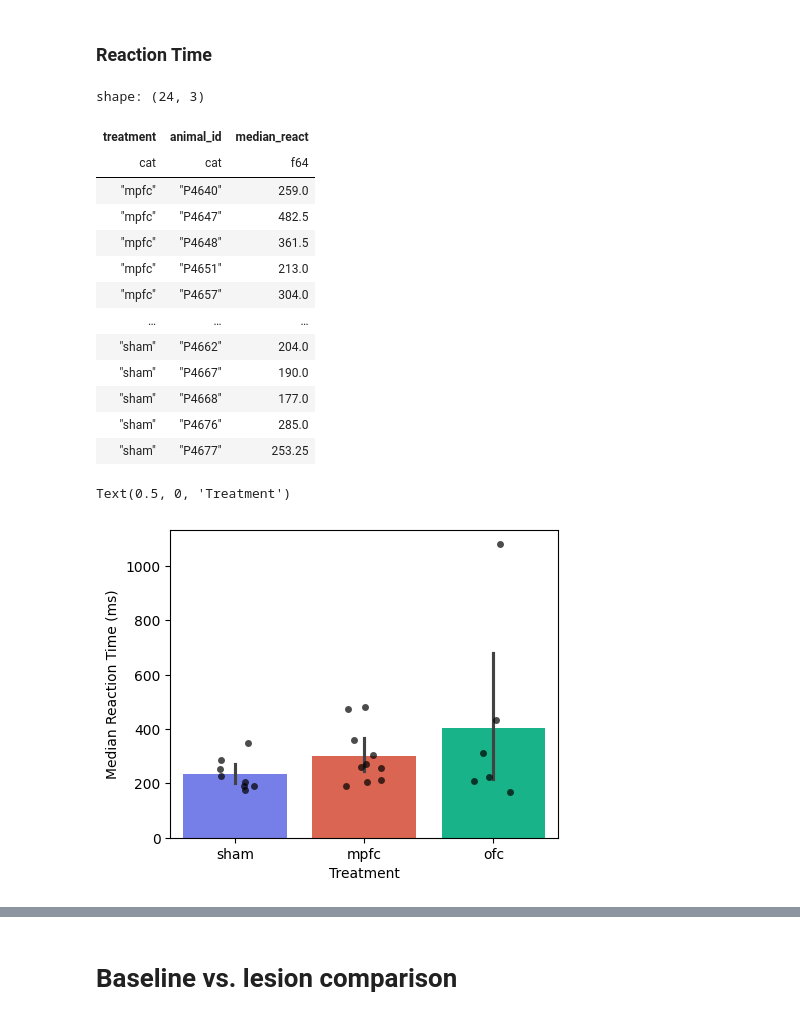
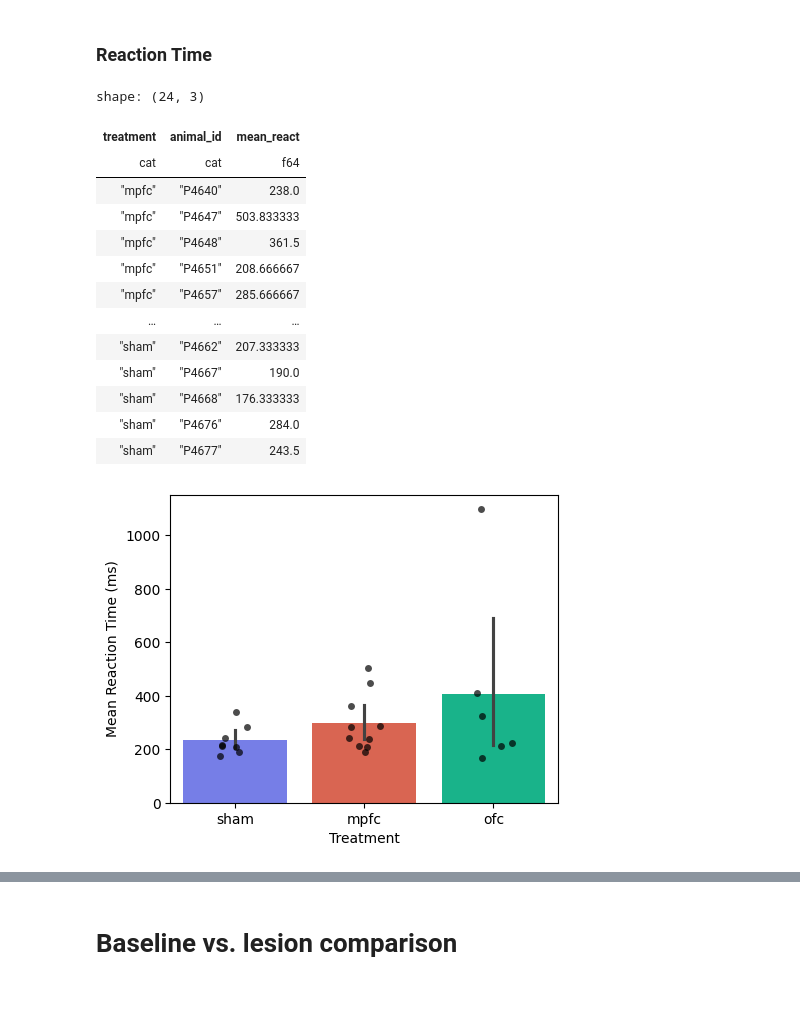
Before and after one commit to BenjoLiving/matching-pennies, a Jupyter notebook: matching_pennies/analysis/experiments/lesion_study_normal.ipynb, the cells around one changed output, grey strips where cells are left out. Cells and saved outputs as stored; diff of their text form; code cells hidden in the pictures.

```diff
--- a/matching_pennies/analysis/experiments/lesion_study_normal.ipynb
+++ b/matching_pennies/analysis/experiments/lesion_study_normal.ipynb
@@ -1246,25 +1200,25 @@ react_time = (
     .group_by(["treatment", "animal_id", "session_idx"])
     .agg(pl.median("ReactTime"))
     .group_by(["treatment", "animal_id"])
-    .agg(pl.median("ReactTime").alias("median_react"))
+    .agg(pl.mean("ReactTime").alias("mean_react"))
     .sort(["treatment", "animal_id"])
 )
 react_time
 # %% [output]
 shape: (24, 3)
-| treatment | animal_id | median_react |
+| treatment | animal_id | mean_react |
 | cat | cat | f64 |
-| "mpfc" | "P4640" | 259.0 |
-| "mpfc" | "P4647" | 482.5 |
+| "mpfc" | "P4640" | 238.0 |
+| "mpfc" | "P4647" | 503.833333 |
 | "mpfc" | "P4648" | 361.5 |
-| "mpfc" | "P4651" | 213.0 |
-| "mpfc" | "P4657" | 304.0 |
+| "mpfc" | "P4651" | 208.666667 |
+| "mpfc" | "P4657" | 285.666667 |
 | … | … | … |
-| "sham" | "P4662" | 204.0 |
+| "sham" | "P4662" | 207.333333 |
 | "sham" | "P4667" | 190.0 |
-| "sham" | "P4668" | 177.0 |
-| "sham" | "P4676" | 285.0 |
-| "sham" | "P4677" | 253.25 |
+| "sham" | "P4668" | 176.333333 |
+| "sham" | "P4676" | 284.0 |
+| "sham" | "P4677" | 243.5 |
 # %%
 df = react_time.to_pandas()
 df["treatment"] = df["treatment"].astype(str)
@@ -1273,35 +1227,39 @@ order = ["sham", "mpfc", "ofc"]
 palette = {
     "sham": "#636efaff",
     "mpfc": "#ef553bff",
     "ofc": "#00cc96ff"
 }
 
 fig, ax = plt.subplots(figsize=(5, 4))
 
 sns.barplot(
     data=df,
     x="treatment",
-    y="median_react",
+    y="mean_react",
     hue="treatment",
     palette=palette,
     order=order,
     ax=ax,
     # errorbar=None
 )
 
 sns.stripplot(
     data=df,
     x="treatment",
-    y="median_react",
+    y="mean_react",
     order=order,
     ax=ax,
     color="black",
     jitter=0.15,     # horizontal spread so points don't sit on top of each other
     alpha=0.7,
 )
 
-ax.set_ylabel("Median Reaction Time (ms)")
+ax.set_ylabel("Mean Reaction Time (ms)")
 ax.set_xlabel("Treatment")
+
+fig.savefig(
+    fname="C:/Users/benli/Documents/projects/lesion_study/results/paper_analysis/notebook_figures/normal_mp/session_measures/mean_rxn_time.svg",
+    format="svg"
+)
 # %% [output]
-Text(0.5, 0, 'Treatment')
-[figure, old version]
+[figure, new version]
```
Also changed, not shown: parts of 33 cells of this notebook, 1 other file.
